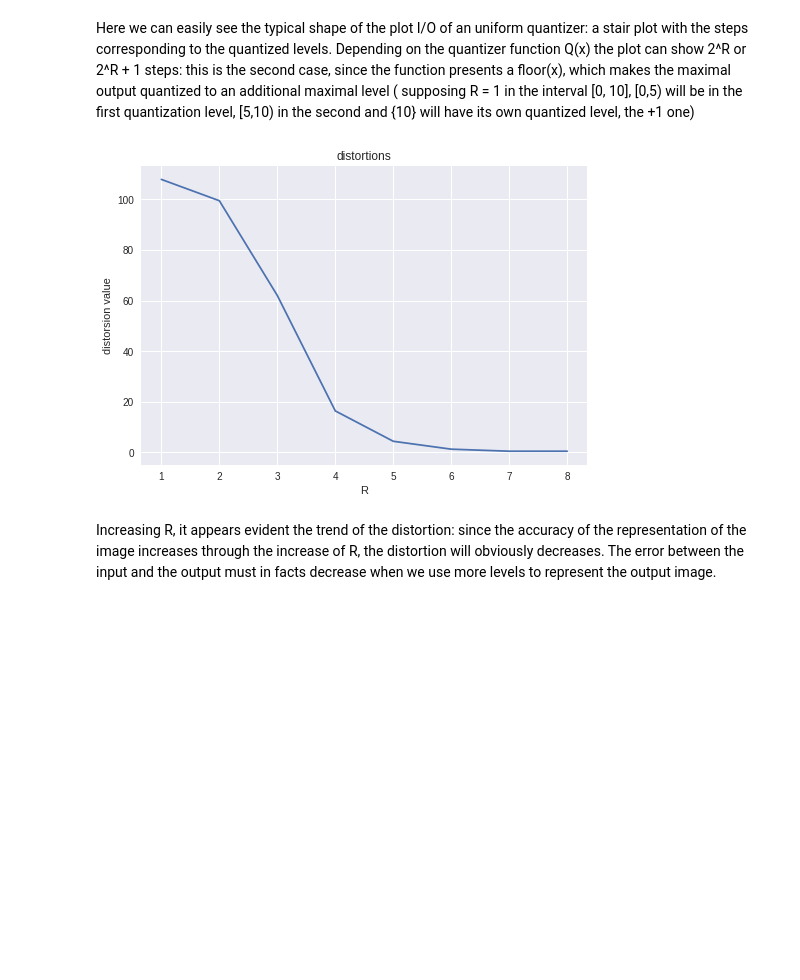
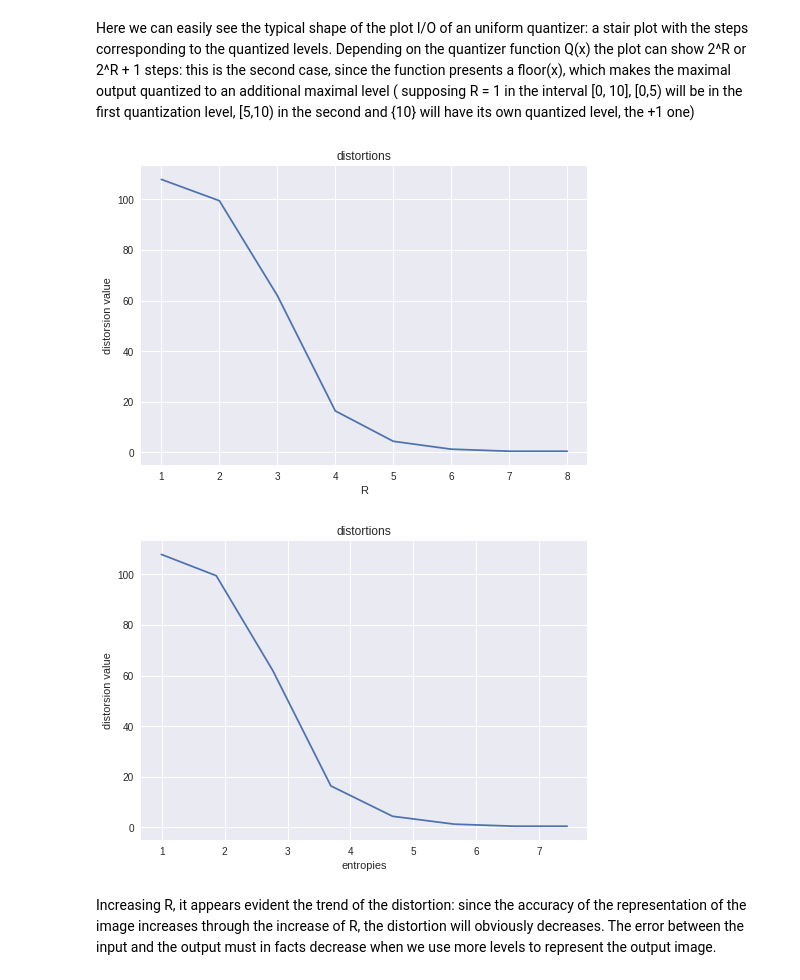
Before and after one commit to alvarogg777/colabCompression, a Jupyter notebook: Compress_Lab1.ipynb, the cells around one changed output. Saved outputs shown, nothing was run; the diff lists cells and outputs as text; code cells hidden in the pictures; blank space fills up the shorter version.

```diff
--- a/Compress_Lab1.ipynb
+++ b/Compress_Lab1.ipynb
@@ -76,18 +76,31 @@ def getDistortion(input_img,R):
 # %%
 def plotDistorsions():
   distortions={}
   x=np.arange(1,9)
   for i in x:#R 1 to 8
     distortions[i]=getDistortion(lena,i)
 #     print(distortions,len(distortions))
   plt.figure()
   plt.title('distortions')
   plt.xlabel('R')
   plt.ylabel('distorsion value')
   plt.plot(x,distortions.values())
+
+
+
+ #for later
+  plt.figure()
+  plt.title('distortions')
+  plt.xlabel('entropies')
+  plt.ylabel('distorsion value')
+
+  entr=[ 0.9929622808959664,1.865850529586504,2.7641416149808102,3.6879878851405414,4.6693081846216025,5.652046037474365,6.610856457250506,7.44550671970822]
+  plt.plot(entr,distortions.values())
+
 plotDistorsions()
 # %% [output]
 [figure]
+[figure, added]
 # %% [markdown]
 Increasing R, it appears evident the trend of the distortion: since the accuracy of the representation of the image increases through the increase of R, the distortion will obviously decreases. The error between the input and the output must in facts decrease when we use more levels to represent the output image.
 # %%
```
Also changed, not shown: parts of 9 cells of this notebook.
